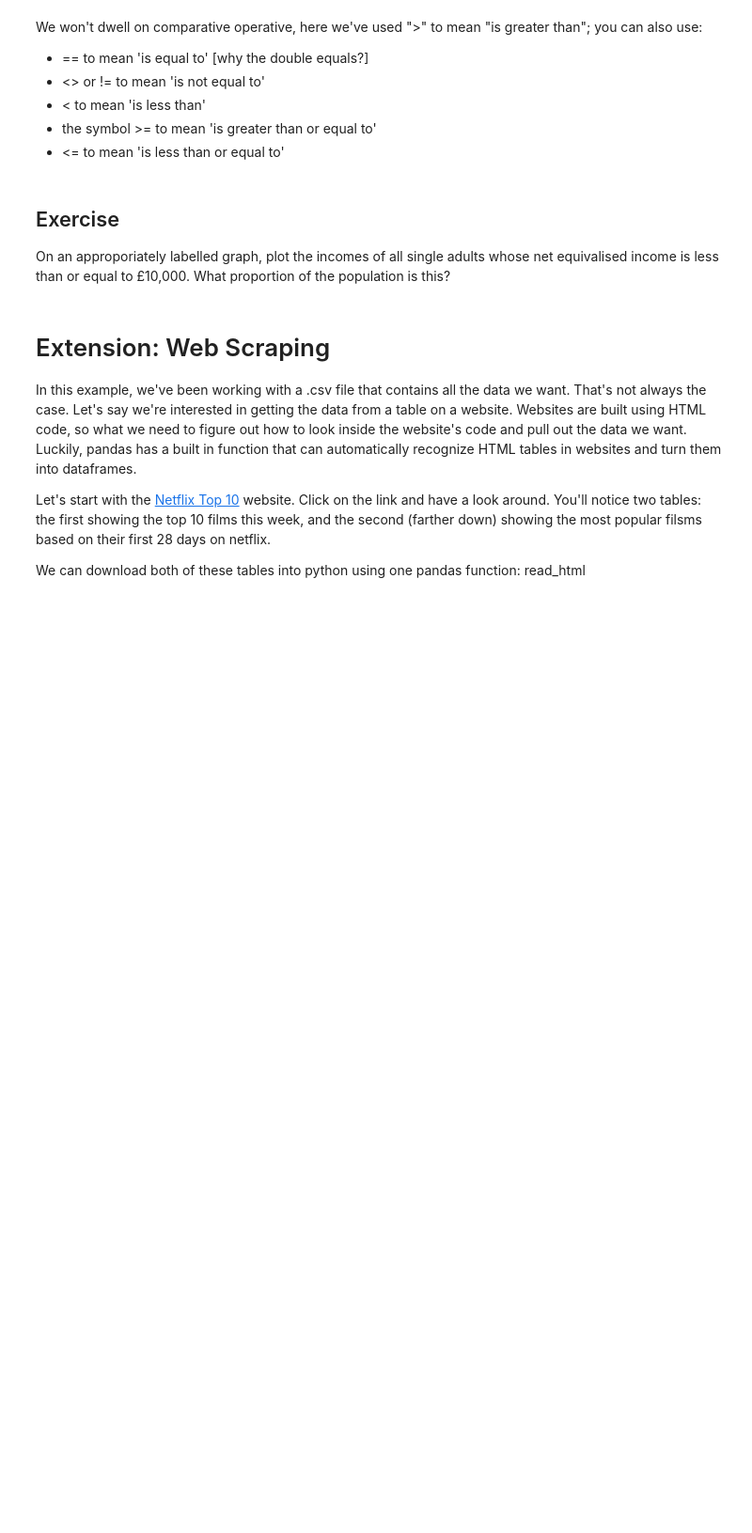
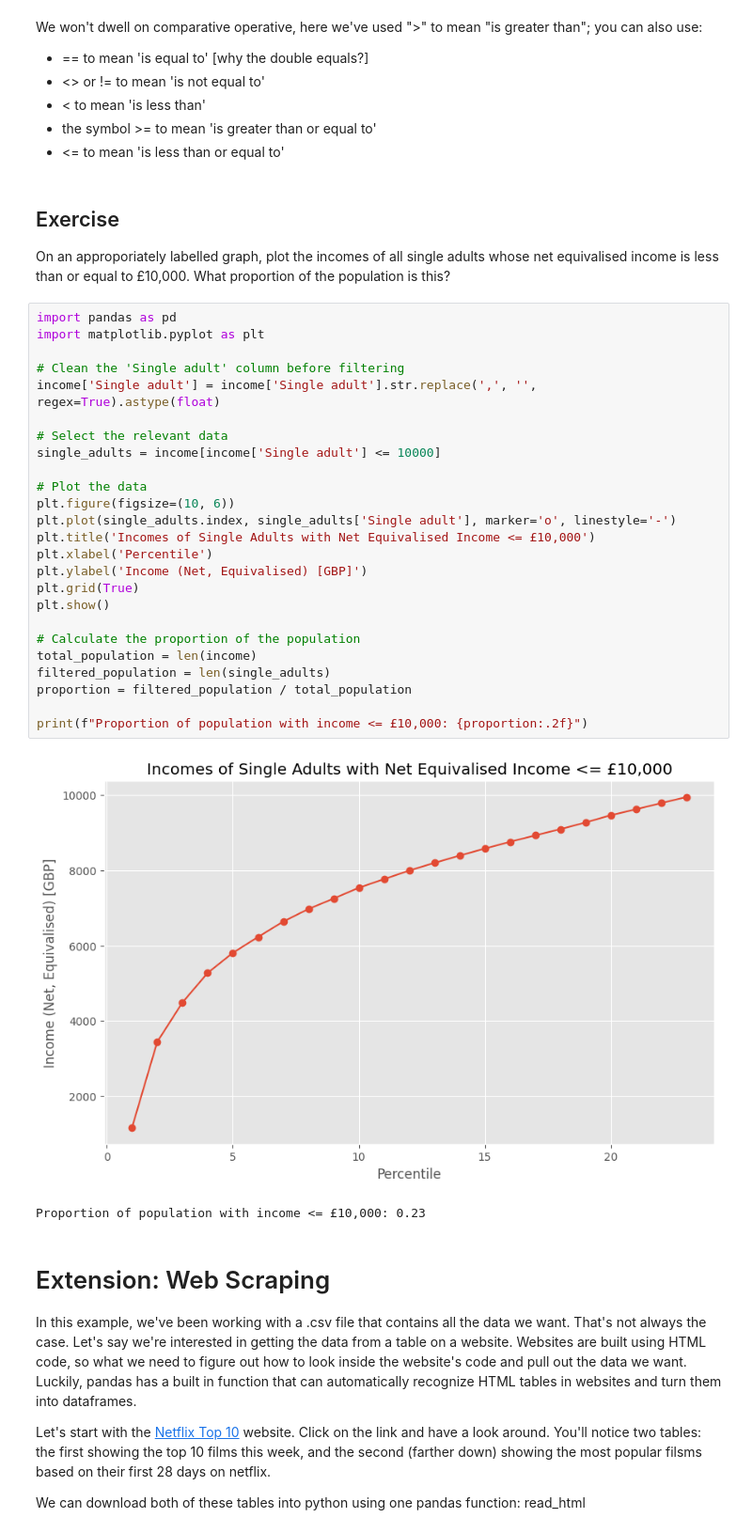
Before and after one commit to yoko-37458/QM2, a Jupyter notebook: Workshop 2.ipynb, the cells around one changed output. Shown: that part at 94% size. Drawn from its saved outputs; the diff is of its cells as text; blank space fills up the shorter version.

```diff
--- a/Workshop 2.ipynb
+++ b/Workshop 2.ipynb
@@ -361,6 +388,34 @@ We won't dwell on comparative operative, here we've used ">" to mean "is greater
 # %% [markdown]
 ## Exercise
 On an approporiately labelled graph, plot the incomes of all single adults whose net equivalised income is less than or equal to £10,000. What proportion of the population is this?
+# %%
+import pandas as pd
+import matplotlib.pyplot as plt
+
+# Clean the 'Single adult' column before filtering
+income['Single adult'] = income['Single adult'].str.replace(',', '', regex=True).astype(float)
+
+# Select the relevant data
+single_adults = income[income['Single adult'] <= 10000]
+
+# Plot the data
+plt.figure(figsize=(10, 6))
+plt.plot(single_adults.index, single_adults['Single adult'], marker='o', linestyle='-')
+plt.title('Incomes of Single Adults with Net Equivalised Income <= £10,000')
+plt.xlabel('Percentile')
+plt.ylabel('Income (Net, Equivalised) [GBP]')
+plt.grid(True)
+plt.show()
+
+# Calculate the proportion of the population
+total_population = len(income)
+filtered_population = len(single_adults)
+proportion = filtered_population / total_population
+
+print(f"Proportion of population with income <= £10,000: {proportion:.2f}")
+# %% [output]
+[figure, added]
+Proportion of population with income <= £10,000: 0.23
 # %% [markdown]
 # Extension: Web Scraping
 
```
Also changed, not shown: parts of 10 cells of this notebook.
